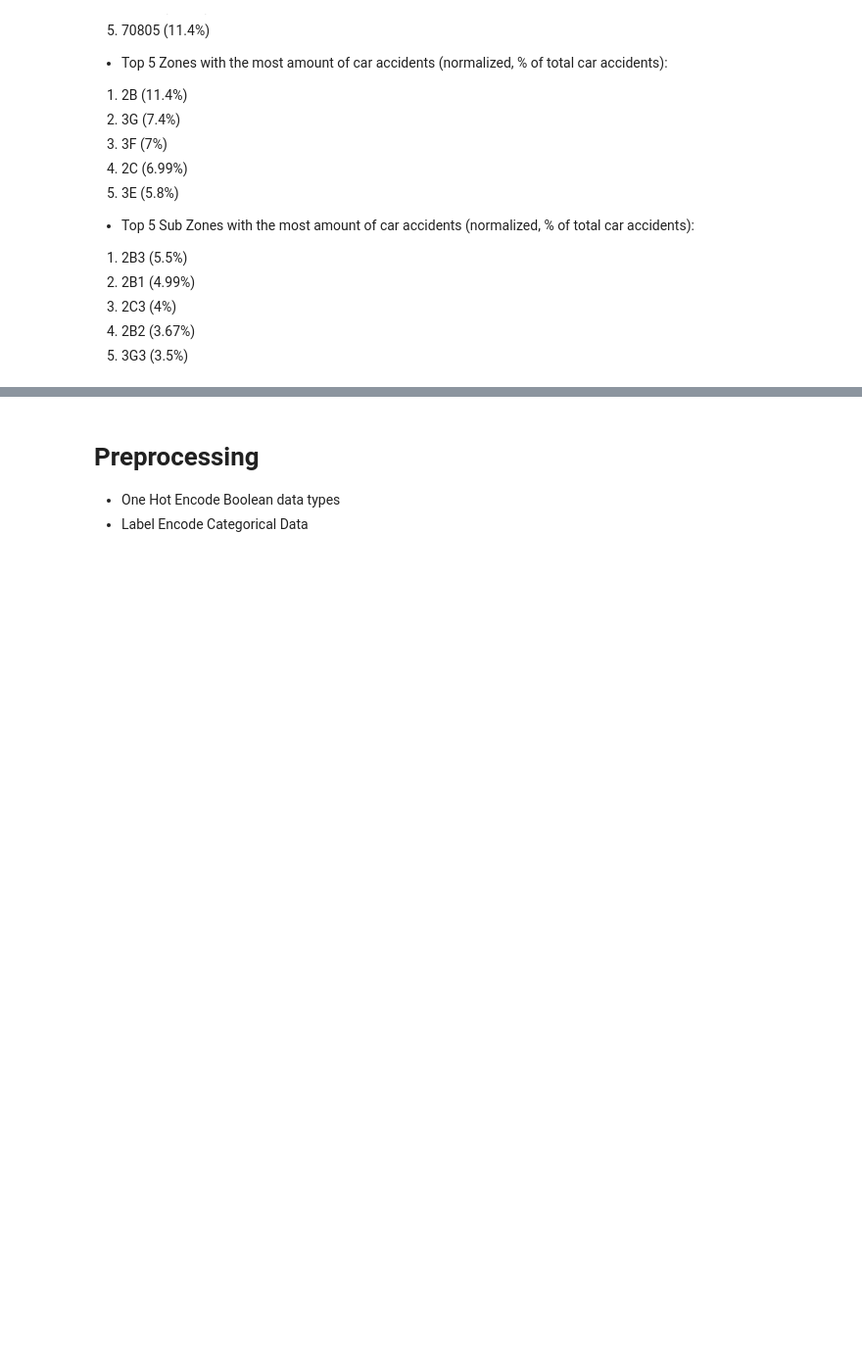
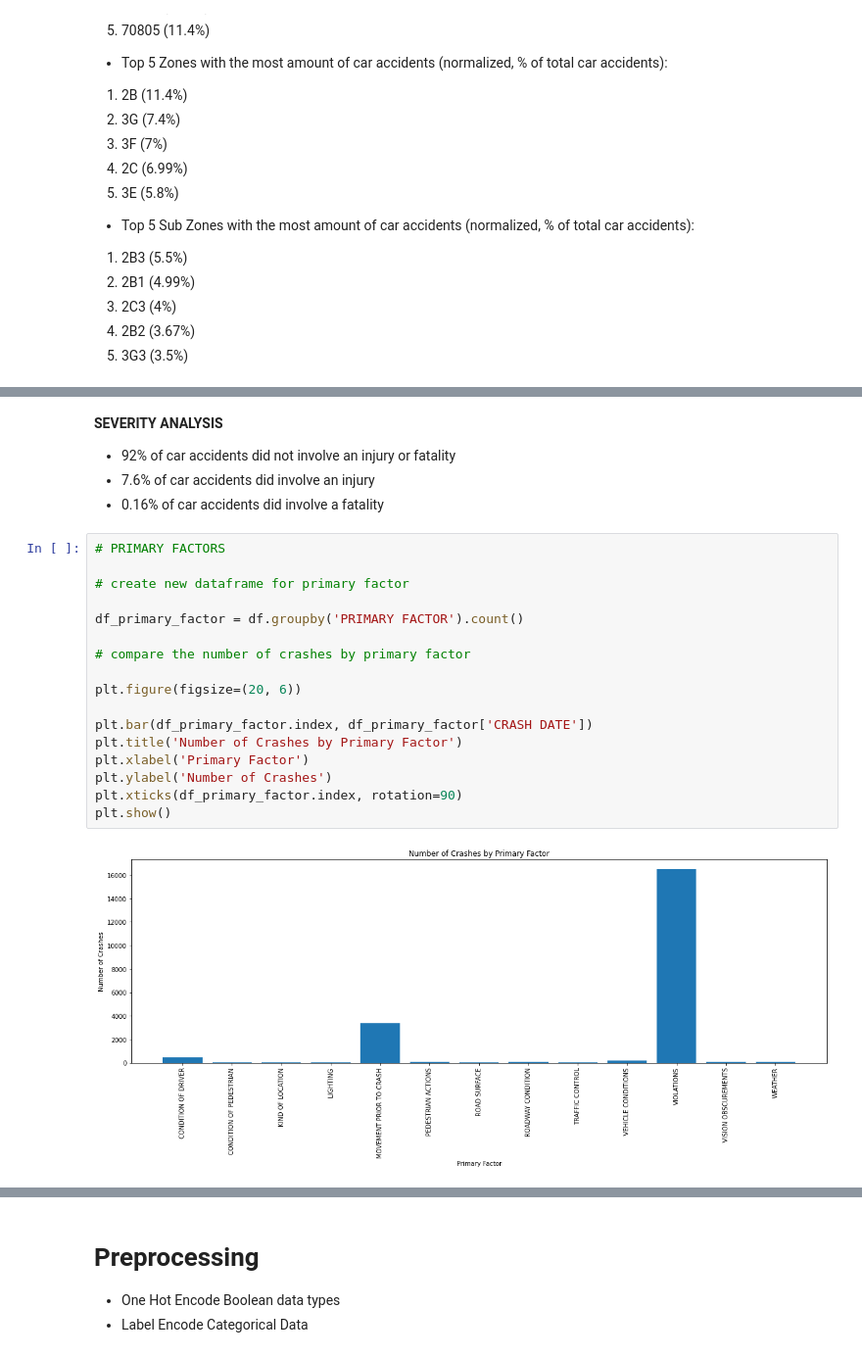
Before and after one commit to AuFeld/baton_rouge_traffic_incidents, a Jupyter notebook: exploratory_data_analysis.ipynb, the cells around one changed output, grey strips where cells are left out. Shown at 98% size. Drawn from its saved outputs; the diff is of its cells as text; blank space fills up the shorter version.

```diff
--- a/exploratory_data_analysis.ipynb
+++ b/exploratory_data_analysis.ipynb
@@ -401,0 +427,24 @@ Name: SUBZONE, dtype: float64
+# %% [markdown]
+**SEVERITY ANALYSIS**
+* 92% of car accidents did not involve an injury or fatality
+* 7.6% of car accidents did involve an injury
+* 0.16% of car accidents did involve a fatality
+# %%
+# PRIMARY FACTORS
+
+# create new dataframe for primary factor
+
+df_primary_factor = df.groupby('PRIMARY FACTOR').count()
+
+# compare the number of crashes by primary factor
+
+plt.figure(figsize=(20, 6))
+
+plt.bar(df_primary_factor.index, df_primary_factor['CRASH DATE'])
+plt.title('Number of Crashes by Primary Factor')
+plt.xlabel('Primary Factor')
+plt.ylabel('Number of Crashes')
+plt.xticks(df_primary_factor.index, rotation=90)
+plt.show()
+# %% [output]
+[figure, added]
```
Also changed, not shown: parts of 30 cells of this notebook.
